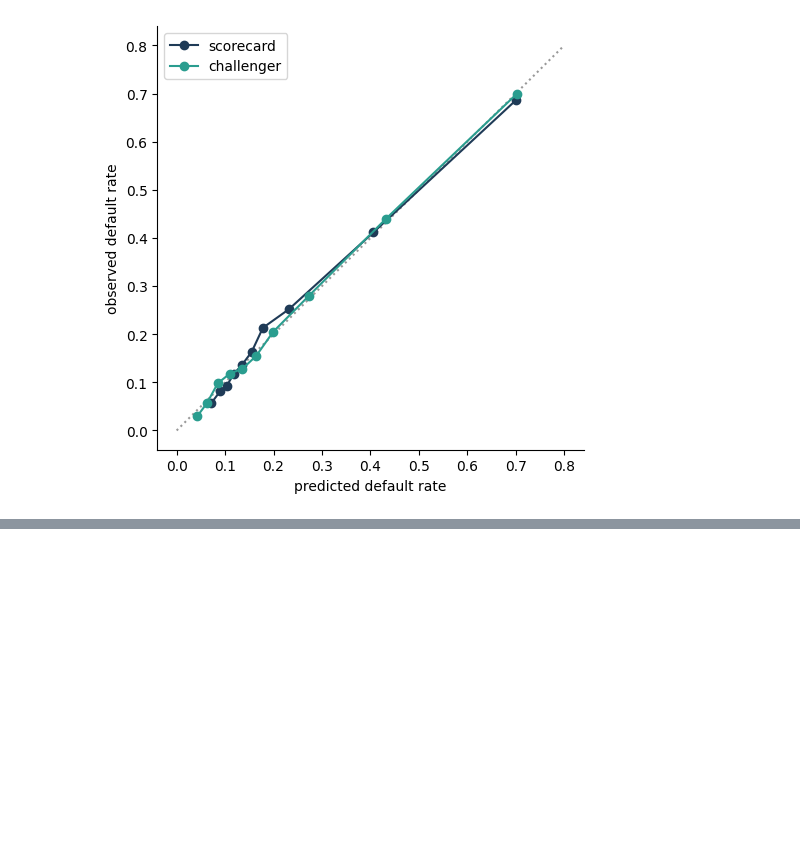
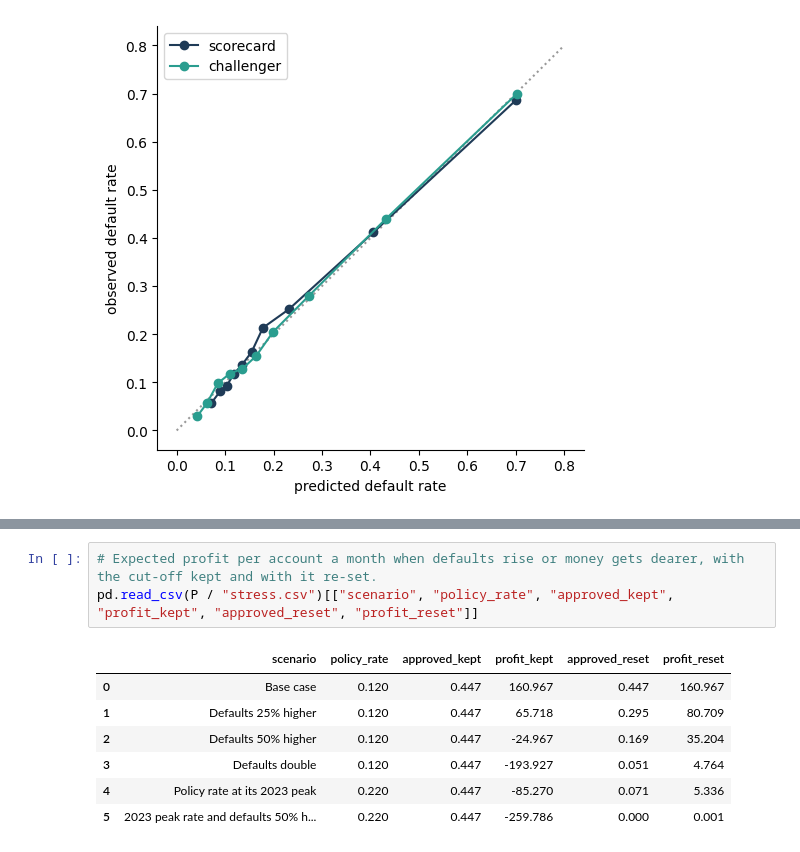
Before and after one commit to Maira-W/credit-risk-scorecard, a Jupyter notebook: notebooks/credit_risk_walkthrough.ipynb, the cells around one changed output, grey strips where cells are left out. Drawn from its saved outputs; the diff is of its cells as text; blank space fills up the shorter version.

```diff
--- a/notebooks/credit_risk_walkthrough.ipynb
+++ b/notebooks/credit_risk_walkthrough.ipynb
@@ -308,0 +327,11 @@ f[["attribute", "group", "accounts", "default_rate", "mean_probability", "approv
+# %%
+# Expected profit per account a month when defaults rise or money gets dearer, with the cut-off kept and with it re-set.
+pd.read_csv(P / "stress.csv")[["scenario", "policy_rate", "approved_kept", "profit_kept", "approved_reset", "profit_reset"]]
+# %% [output]
+|  | scenario | policy_rate | approved_kept | profit_kept | approved_reset | profit_reset |
+| 0 | Base case | 0.120 | 0.447 | 160.967 | 0.447 | 160.967 |
+| 1 | Defaults 25% higher | 0.120 | 0.447 | 65.718 | 0.295 | 80.709 |
+| 2 | Defaults 50% higher | 0.120 | 0.447 | -24.967 | 0.169 | 35.204 |
+| 3 | Defaults double | 0.120 | 0.447 | -193.927 | 0.051 | 4.764 |
+| 4 | Policy rate at its 2023 peak | 0.220 | 0.447 | -85.270 | 0.071 | 5.336 |
+| 5 | 2023 peak rate and defaults 50% h... | 0.220 | 0.447 | -259.786 | 0.000 | 0.001 |
```
Also changed, not shown: parts of 17 cells of this notebook, 38 other files.
